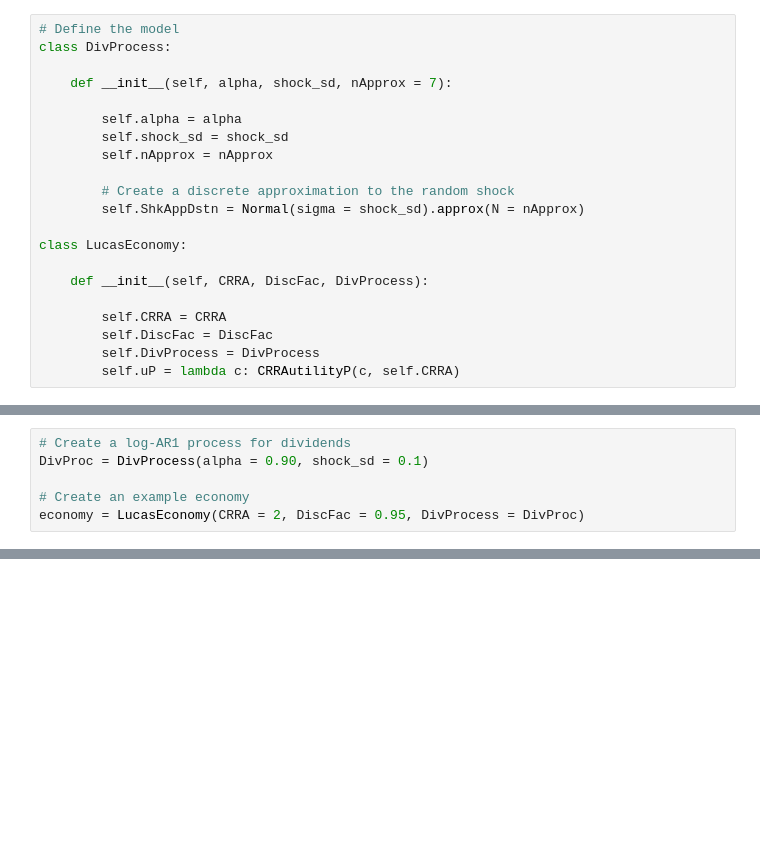
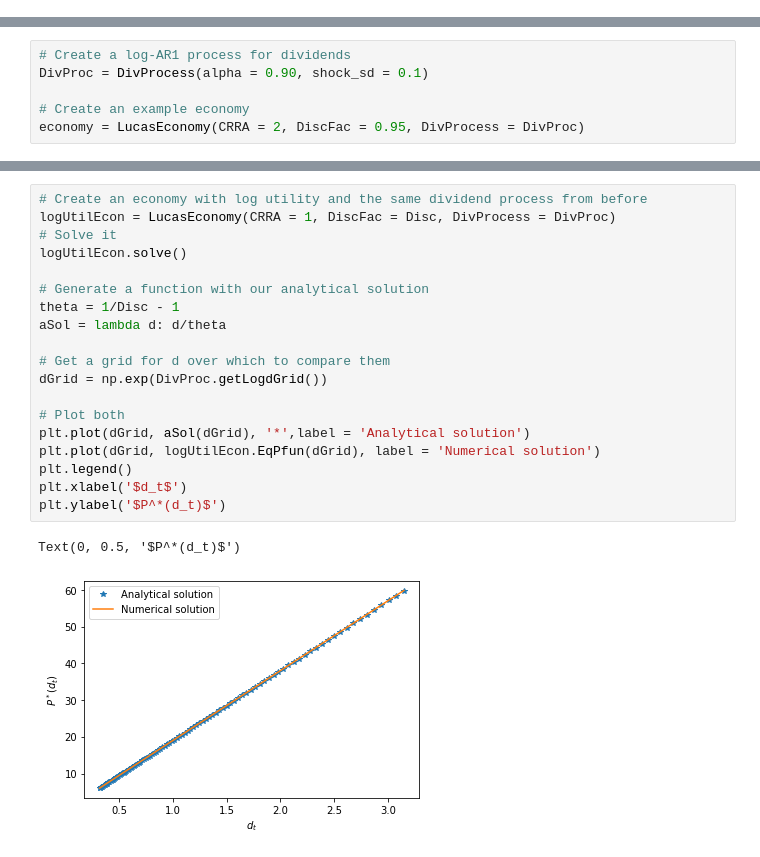
Before and after one commit to econ-ark/DemARK, a Jupyter notebook: notebooks/LucasAssetPrice-With-AR1-Dividends.ipynb, the cells around one changed output, grey strips where cells are left out. Drawn from its saved outputs; the diff is of its cells as text; blank space fills up the shorter version.

Commit message:
Revise and add tests of analytical solutions

```diff
--- a/notebooks/LucasAssetPrice-With-AR1-Dividends.ipynb
+++ b/notebooks/LucasAssetPrice-With-AR1-Dividends.ipynb
@@ -43,24 +45,3 @@ from copy import copy
 from HARK.utilities import CRRAutilityP
 from HARK.distribution import Normal
 from HARK.interpolation import LinearInterp, ConstantFunction
-# %%
-# Define the model
-class DivProcess:
-
-    def __init__(self, alpha, shock_sd, nApprox = 7):
-
-        self.alpha = alpha
-        self.shock_sd = shock_sd
-        self.nApprox = nApprox
-
-        # Create a discrete approximation to the random shock
-        self.ShkAppDstn = Normal(sigma = shock_sd).approx(N = nApprox)
-
-class LucasEconomy:
-
-    def __init__(self, CRRA, DiscFac, DivProcess):
-
-        self.CRRA = CRRA
-        self.DiscFac = DiscFac
-        self.DivProcess = DivProcess
-        self.uP = lambda c: CRRAutilityP(c, self.CRRA)
@@ -198,0 +231,22 @@ HARK.__file__
+# %%
+# Create an economy with log utility and the same dividend process from before
+logUtilEcon = LucasEconomy(CRRA = 1, DiscFac = Disc, DivProcess = DivProc)
+# Solve it
+logUtilEcon.solve()
+
+# Generate a function with our analytical solution
+theta = 1/Disc - 1
+aSol = lambda d: d/theta
+
+# Get a grid for d over which to compare them
+dGrid = np.exp(DivProc.getLogdGrid())
+
+# Plot both
+plt.plot(dGrid, aSol(dGrid), '*',label = 'Analytical solution')
+plt.plot(dGrid, logUtilEcon.EqPfun(dGrid), label = 'Numerical solution')
+plt.legend()
+plt.xlabel('$d_t$')
+plt.ylabel('$P^*(d_t)$')
+# %% [output]
+Text(0, 0.5, '$P^*(d_t)$')
+[figure, added]
```
Also changed, not shown: parts of 15 cells of this notebook, 1 other file.
